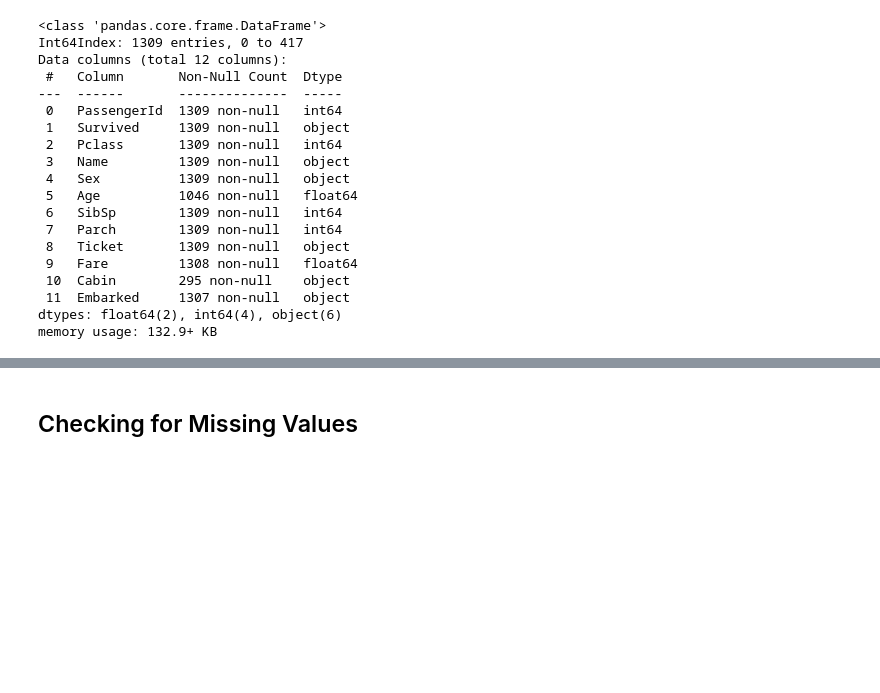
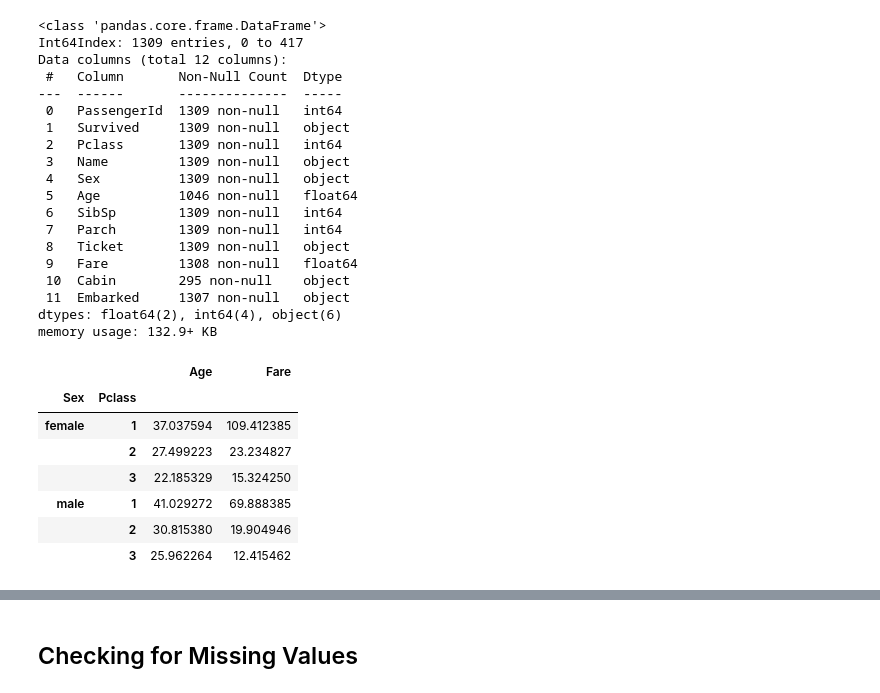
Before and after one commit to karthigeyan0312/My_Kaggle_Practice_Exercises, a Jupyter notebook: titanic-prediction.ipynb, the cells around one changed output, grey strips where cells are left out. Saved outputs shown, nothing was run; the diff lists cells and outputs as text; code cells hidden in the pictures; blank space fills up the shorter version.

```diff
--- a/titanic-prediction.ipynb
+++ b/titanic-prediction.ipynb
@@ -111,3 +111,14 @@ Data columns (total 12 columns):
  11  Embarked     1307 non-null   object
 dtypes: float64(2), int64(4), object(6)
 memory usage: 132.9+ KB
+# %%
+combined_df.groupby(['Sex', 'Pclass'])['Age', 'Fare'].mean()
+# %% [output]
+|  |  | Age | Fare |
+| Sex | Pclass |  |  |
+| female | 1 | 37.037594 | 109.412385 |
+|  | 2 | 27.499223 | 23.234827 |
+|  | 3 | 22.185329 | 15.324250 |
+| male | 1 | 41.029272 | 69.888385 |
+|  | 2 | 30.815380 | 19.904946 |
+|  | 3 | 25.962264 | 12.415462 |
```
Also changed, not shown: parts of 24 cells of this notebook.
